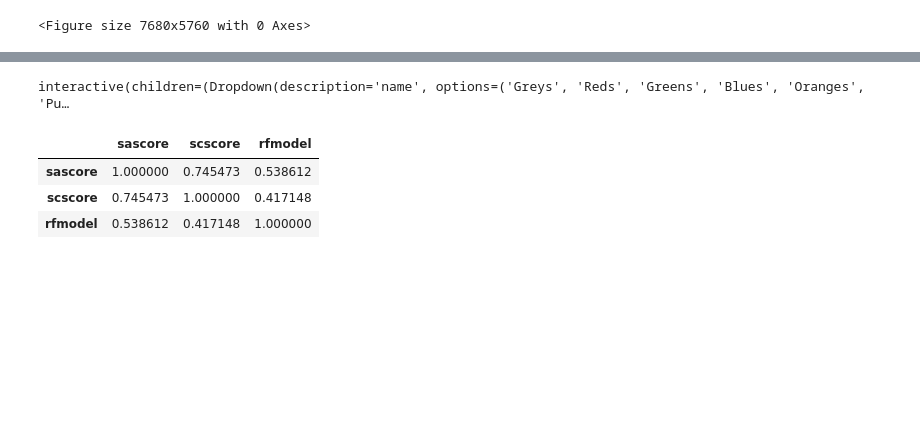
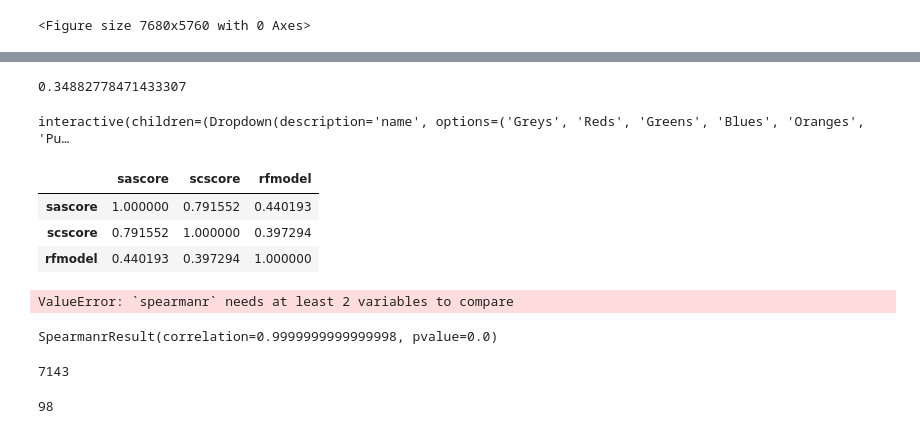
Before and after one commit to stevenkbennett/synthetic_accessibility_project, a Jupyter notebook: stages/Stage1_SyntheticAccesibilityScores/DB_SA_Analysis.ipynb, the cells around one changed output, grey strips where cells are left out. Cells and saved outputs as stored; diff of their text form; code cells hidden in the pictures; blank space fills up the shorter version.

```diff
--- a/stages/Stage1_SyntheticAccesibilityScores/DB_SA_Analysis.ipynb
+++ b/stages/Stage1_SyntheticAccesibilityScores/DB_SA_Analysis.ipynb
@@ -214,11 +226,15 @@ True
+# %%
+df_reaxys[df_reaxys['rfmodel'] < 0.5]['sascore'].mean()
+# %% [output]
+0.34882778471433307
 # %%
 palette = sns.color_palette(sns.choose_colorbrewer_palette(data_type='sequential'))
 # %% [output]
 interactive(children=(Dropdown(description='name', options=('Greys', 'Reds', 'Greens', 'Blues', 'Oranges', 'Pu…
 # %%
-df_reaxys.corr()
+df_reaxys.corr('spearman')
 # %% [output]
 |  | sascore | scscore | rfmodel |
-| sascore | 1.000000 | 0.745473 | 0.538612 |
-| scscore | 0.745473 | 1.000000 | 0.417148 |
-| rfmodel | 0.538612 | 0.417148 | 1.000000 |
+| sascore | 1.000000 | 0.791552 | 0.440193 |
+| scscore | 0.791552 | 1.000000 | 0.397294 |
+| rfmodel | 0.440193 | 0.397294 | 1.000000 |
@@ -224,0 +243,4 @@ df_reaxys.corr()
+# %%
+spearmanr(zip(df_reaxys['rfmodel'], df_reaxys['sascore']))
+# %% [output]
+ValueError: `spearmanr` needs at least 2 variables to compare
@@ -224,0 +249,12 @@ df_reaxys.corr()
+# %%
+spearmanr(df_reaxys['rfmodel'].to_list(), df_reaxys['rfmodel'].to_list())
+# %% [output]
+SpearmanrResult(correlation=0.9999999999999998, pvalue=0.0)
+# %%
+len(set(df_reaxys[df_reaxys['func_group'] == 'primary amine']['smiles']))
+# %% [output]
+7143
+# %%
+len(df_reaxys[df_reaxys['func_group'] == 'aldehyde'])
+# %% [output]
+98
```
Also changed, not shown: parts of 28 cells of this notebook.
